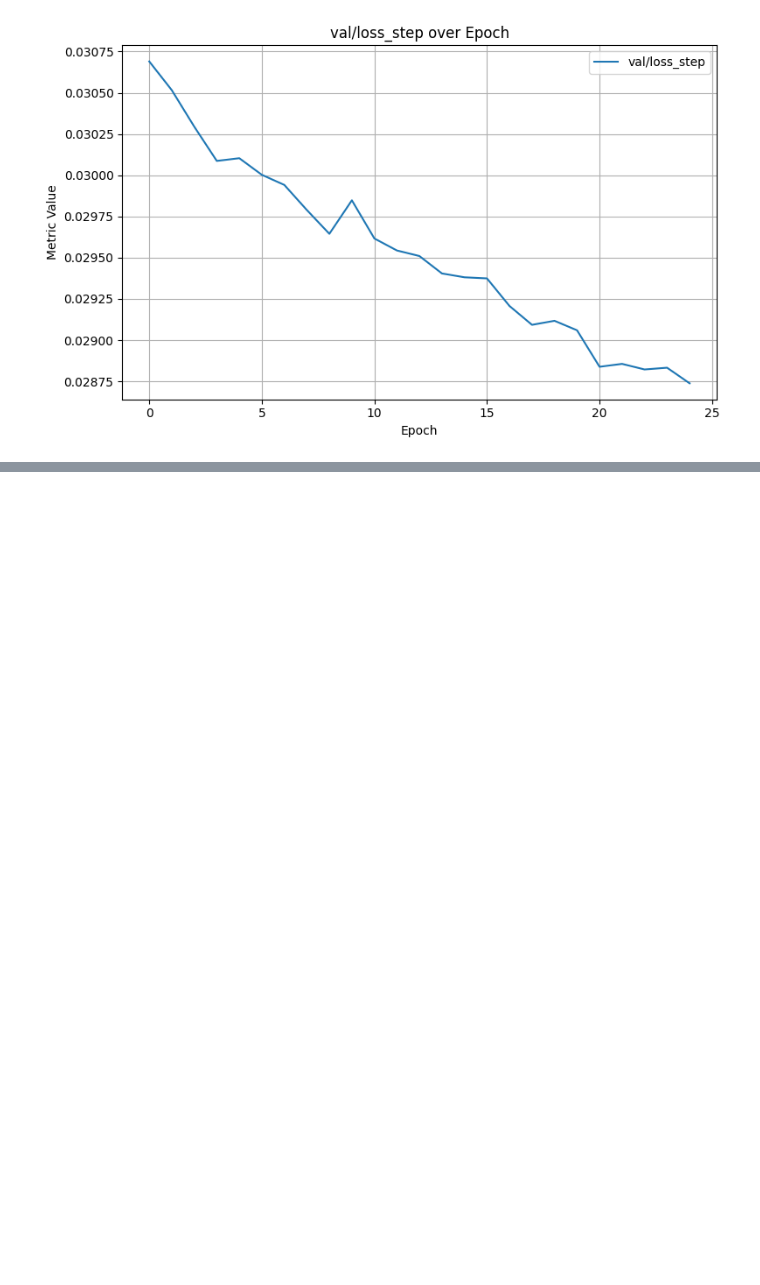
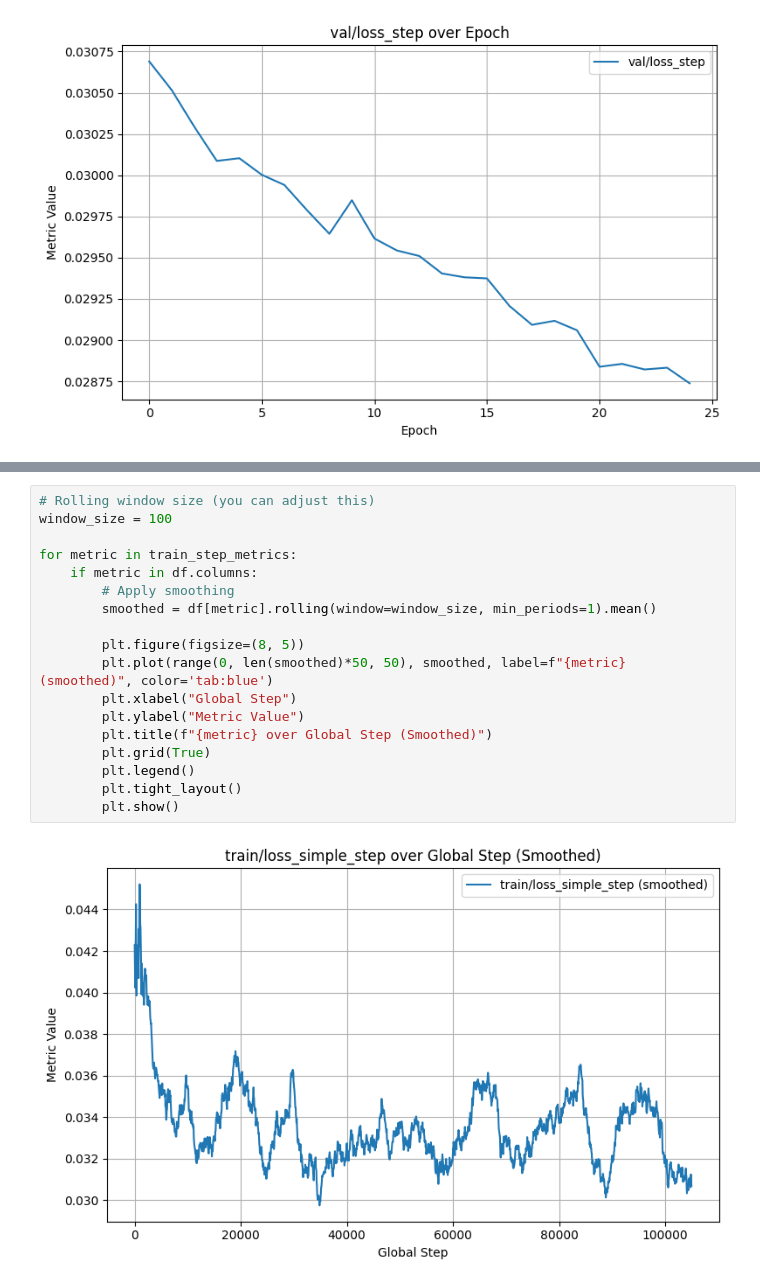
Before and after one commit to ShermanNovak/zero123, a Jupyter notebook: zero123/txining_plot_metrics.ipynb, the cells around one changed output, grey strips where cells are left out. Cells and saved outputs as stored; diff of their text form; blank space fills up the shorter version.

```diff
--- a/zero123/txining_plot_metrics.ipynb
+++ b/zero123/txining_plot_metrics.ipynb
@@ -86,0 +129,20 @@ for metric in val_step_metrics:
+# %%
+# Rolling window size (you can adjust this)
+window_size = 100
+
+for metric in train_step_metrics:
+    if metric in df.columns:
+        # Apply smoothing
+        smoothed = df[metric].rolling(window=window_size, min_periods=1).mean()
+
+        plt.figure(figsize=(8, 5))
+        plt.plot(range(0, len(smoothed)*50, 50), smoothed, label=f"{metric} (smoothed)", color='tab:blue')
+        plt.xlabel("Global Step")
+        plt.ylabel("Metric Value")
+        plt.title(f"{metric} over Global Step (Smoothed)")
+        plt.grid(True)
+        plt.legend()
+        plt.tight_layout()
+        plt.show()
+# %% [output]
+[figure, added]
```
Also changed, not shown: parts of 11 cells of this notebook, 4 other files.
